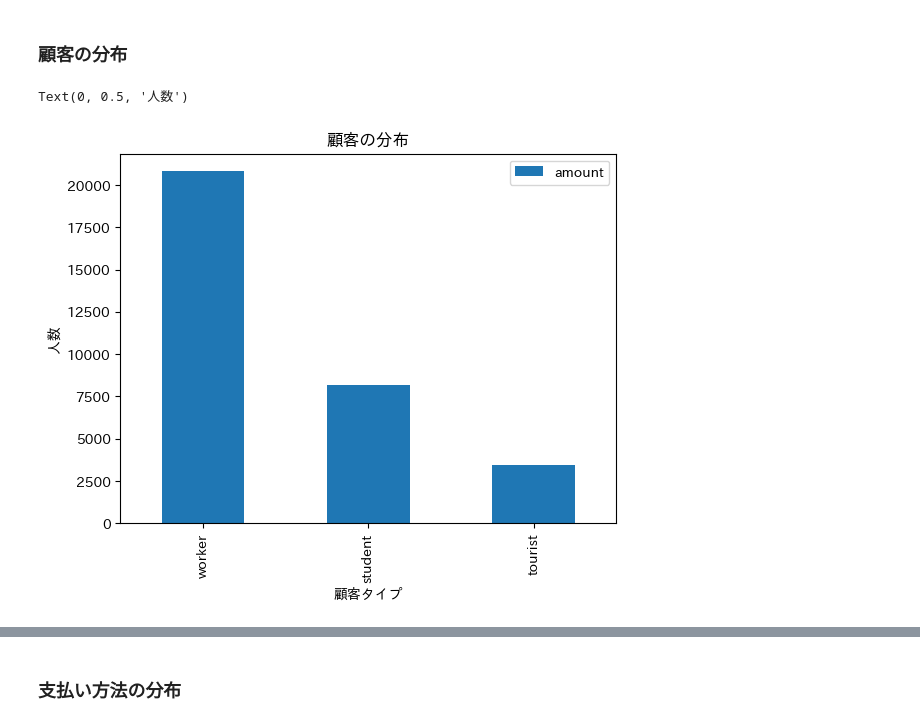
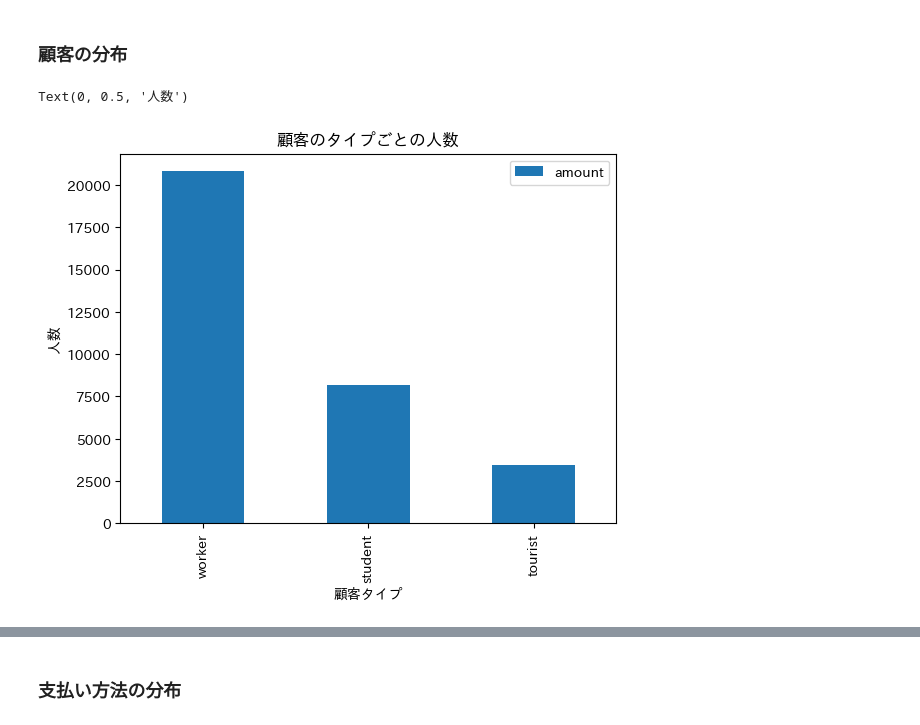
Before and after one commit to 202502274/xbp_pos, a Jupyter notebook: 1.ipynb, the cells around one changed output, grey strips where cells are left out. Cells and saved outputs as stored; diff of their text form; code cells hidden in the pictures.

```diff
--- a/1.ipynb
+++ b/1.ipynb
@@ -134,15 +286,15 @@ Text(0, 0.5, '売上個数')
 # %%
 (df_pos
  .group_by('customer_type')
  .agg(pl.col('amount').count())
  .sort('amount',descending=True)
  .to_pandas()
  .plot(kind='bar', x='customer_type', y='amount')
 )
 
-plt.title('顧客の分布')
+plt.title('顧客のタイプごとの人数')
 plt.xlabel('顧客タイプ')
 plt.ylabel('人数')
 # %% [output]
 Text(0, 0.5, '人数')
-[figure, old version]
+[figure, new version]
```
Also changed, not shown: parts of 18 cells of this notebook, 1 other file.
